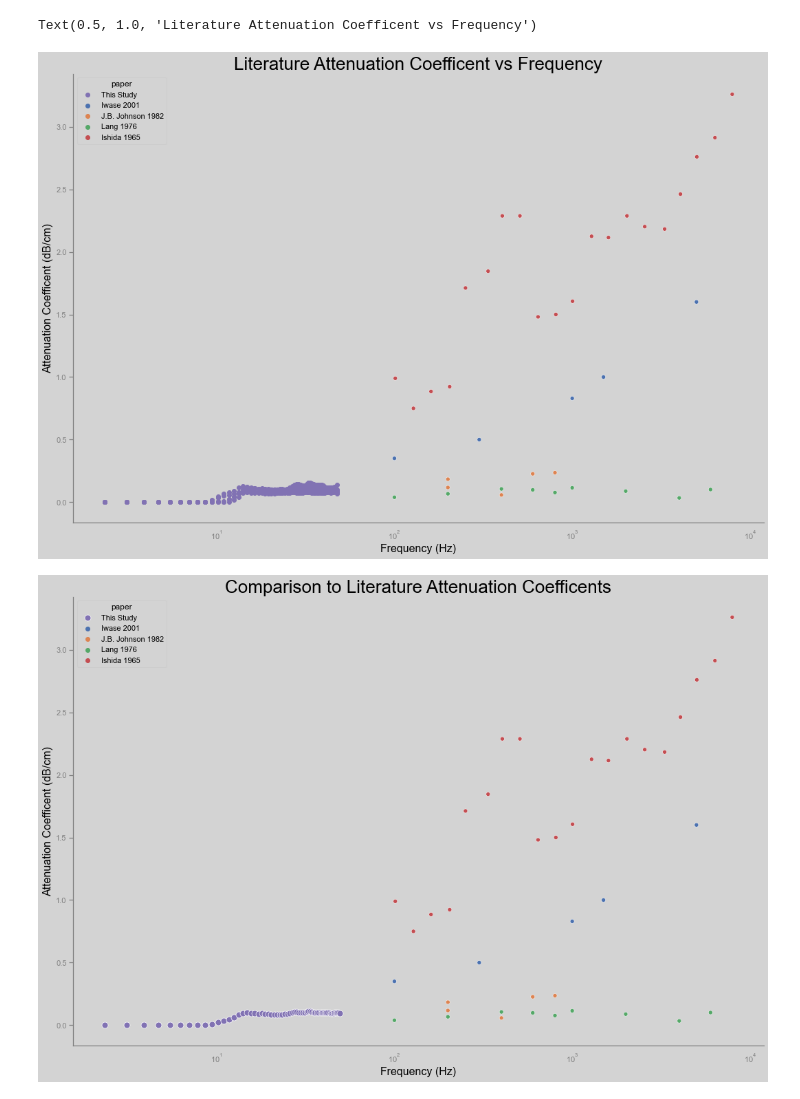
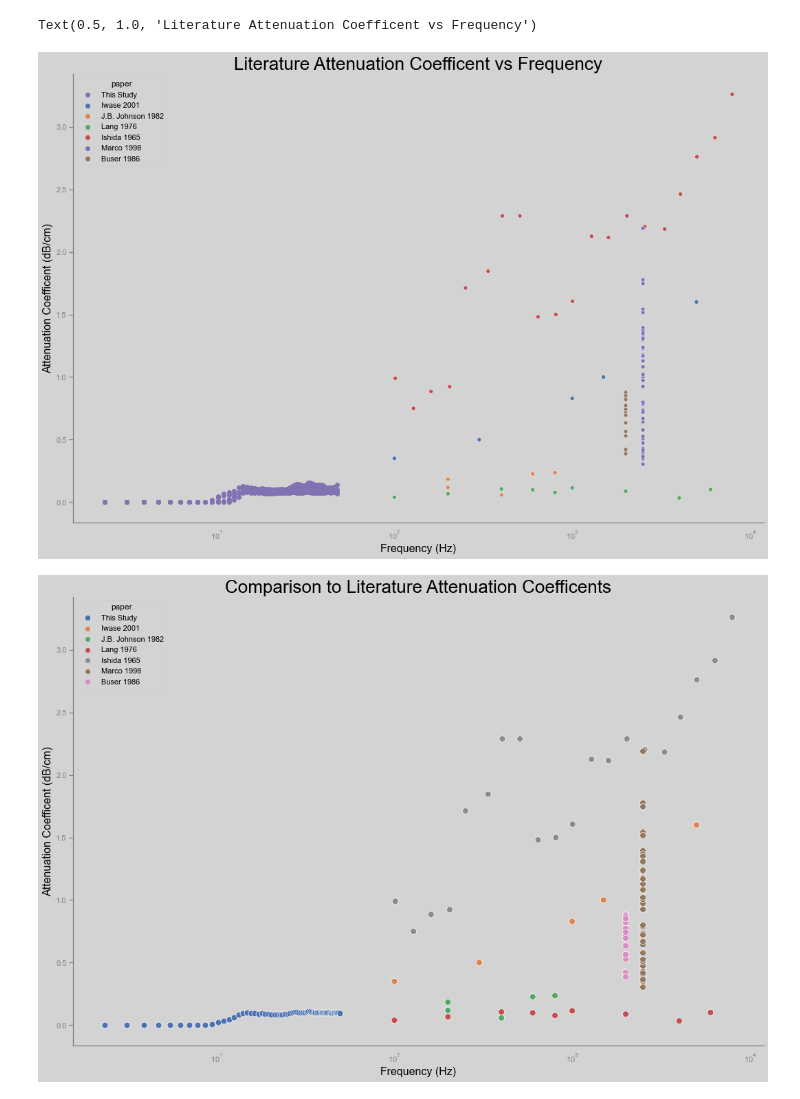
Before and after one commit to ZachHoppinen/infrasound-snow-attenuation, a Jupyter notebook: src/eq_analysis/literature.ipynb, the cells around one changed output. Cells and saved outputs as stored; diff of their text form; code cells hidden in the pictures.

```diff
--- a/src/eq_analysis/literature.ipynb
+++ b/src/eq_analysis/literature.ipynb
@@ -5,7 +5,7 @@ import numpy as np
 import matplotlib.pyplot as plt
 import seaborn as sns
 # %%
-df = pd.read_csv('/Users/zachkeskinen/Documents/infrasound/data/literature/attenuation_low_f.csv', names = ['paper','freq','drop','density','attcoef','attcon','drop2'])
+df = pd.read_csv('/Users/zachkeskinen/Documents/infrasound/data/literature/attenuation_low_f_v2.csv', names = ['paper','freq','drop','density','attcoef','attcon','drop2'])
 df = df.drop(['drop','drop2','attcon'], axis = 1)
 df.loc[:,'paper'] = df.paper.fillna(method = 'ffill')
 df = df.drop(df.loc[df.freq == 'frequency band (kHz)', :].index, axis = 0)
@@ -68,19 +68,19 @@ plt.ylabel('Attenuation Coefficent (dB/cm)')
 plt.title('Literature Attenuation Coefficent vs Frequency')
 # %% [output]
 Text(0.5, 1.0, 'Literature Attenuation Coefficent vs Frequency')
-[figure, old version]
+[figure, new version]
 # %%
 with open('/Users/zachkeskinen/Documents/infrasound/data/literature/attcoef_mean.pkl', 'rb') as f:
     ourmean = pickle.load(f)
 ourmean = ourmean[ourmean.index < 50]
 # %%
 f, ax = plt.subplots()
-sns.scatterplot(data = ourmean, label = 'This Study', color = 'C4', marker = 'o', s = 80)
-sns.scatterplot(x = 'freq', y = 'attcoef', hue = 'paper', data = df, ax = ax)
+sns.scatterplot(data = ourmean, label = 'This Study', color = 'C0', marker = 'o', s = 80)
+sns.scatterplot(x = 'freq', y = 'attcoef', hue = 'paper', data = df, ax = ax, s= 80, palette = ['C1','C2','C3','C7','C5','C6'])
 plt.xscale('log')
 plt.xlabel('Frequency (Hz)')
 plt.ylabel('Attenuation Coefficent (dB/cm)')
 plt.title('Comparison to Literature Attenuation Coefficents')
 plt.savefig('/Users/zachkeskinen/Documents/infrasound/figures/attenuation/ourtolit.png')
 # %% [output]
-[figure, old version]
+[figure, new version]
```
Also changed, not shown: 1 other file.
